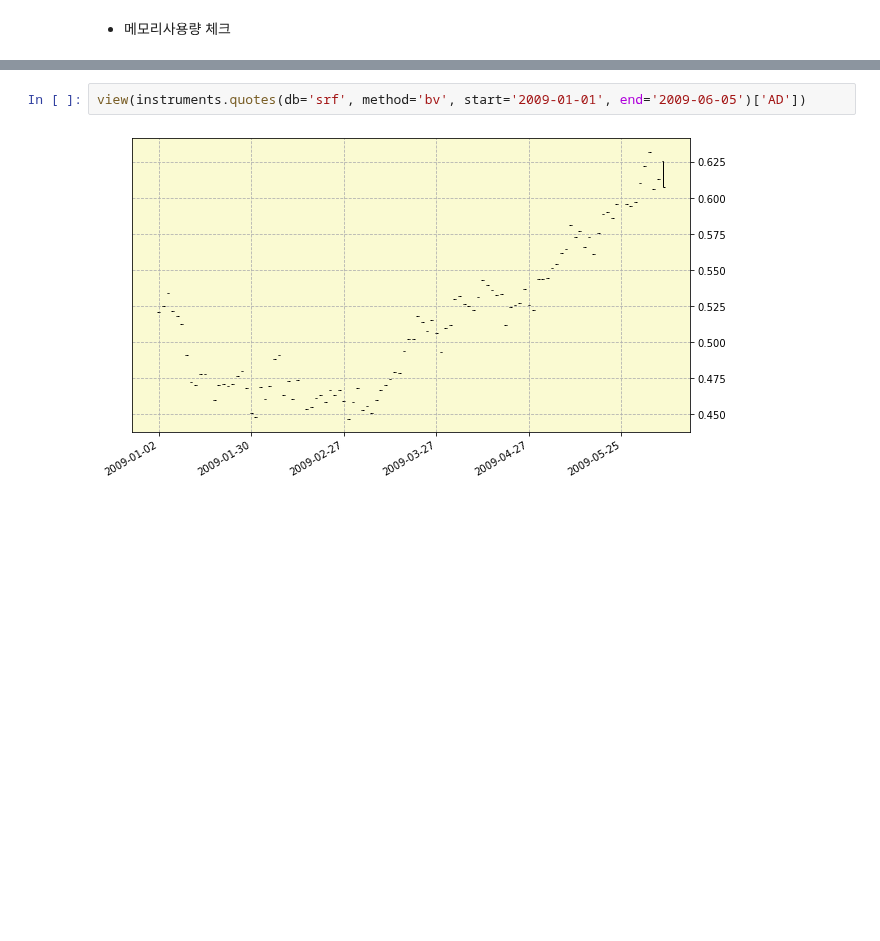
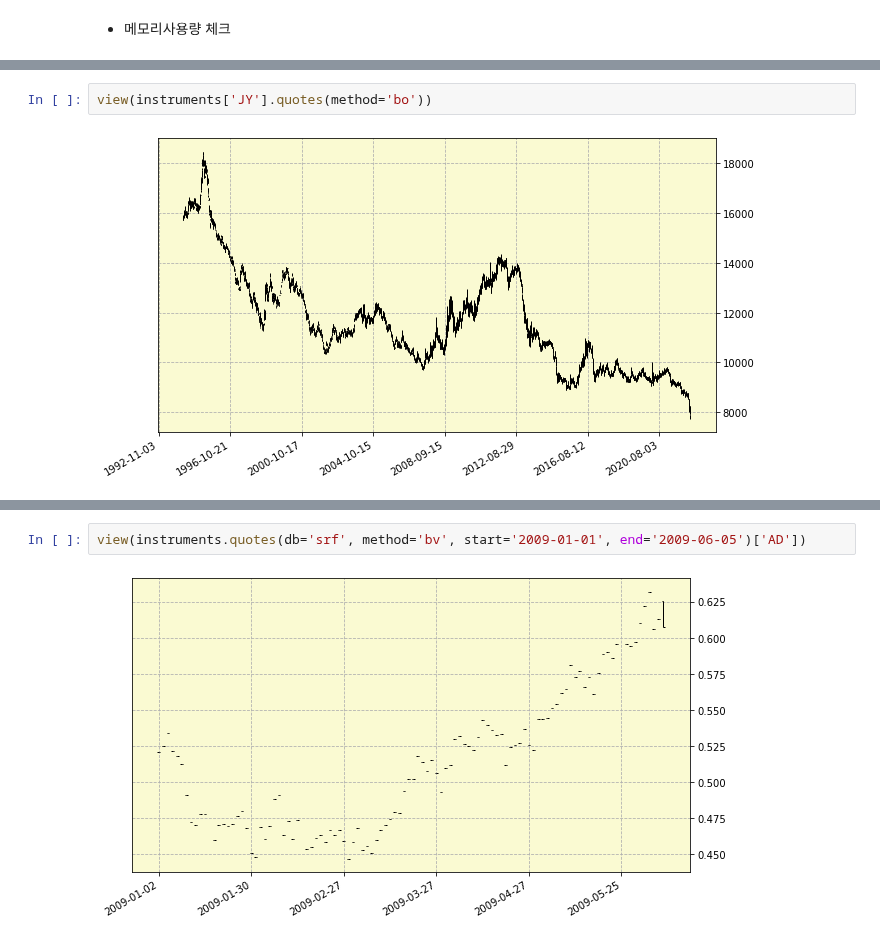
Before and after one commit to zipu/Trading, a Jupyter notebook: test.ipynb, the cells around one changed output, grey strips where cells are left out. Saved outputs shown, nothing was run; the diff lists cells and outputs as text; blank space fills up the shorter version.

```diff
--- a/test.ipynb
+++ b/test.ipynb
@@ -38,0 +186,4 @@ del sys.modules['tools.instruments']
+# %%
+view(instruments['JY'].quotes(method='bo'))
+# %% [output]
+[figure, added]
```
Also changed, not shown: parts of 60 cells of this notebook, 31 other files.
